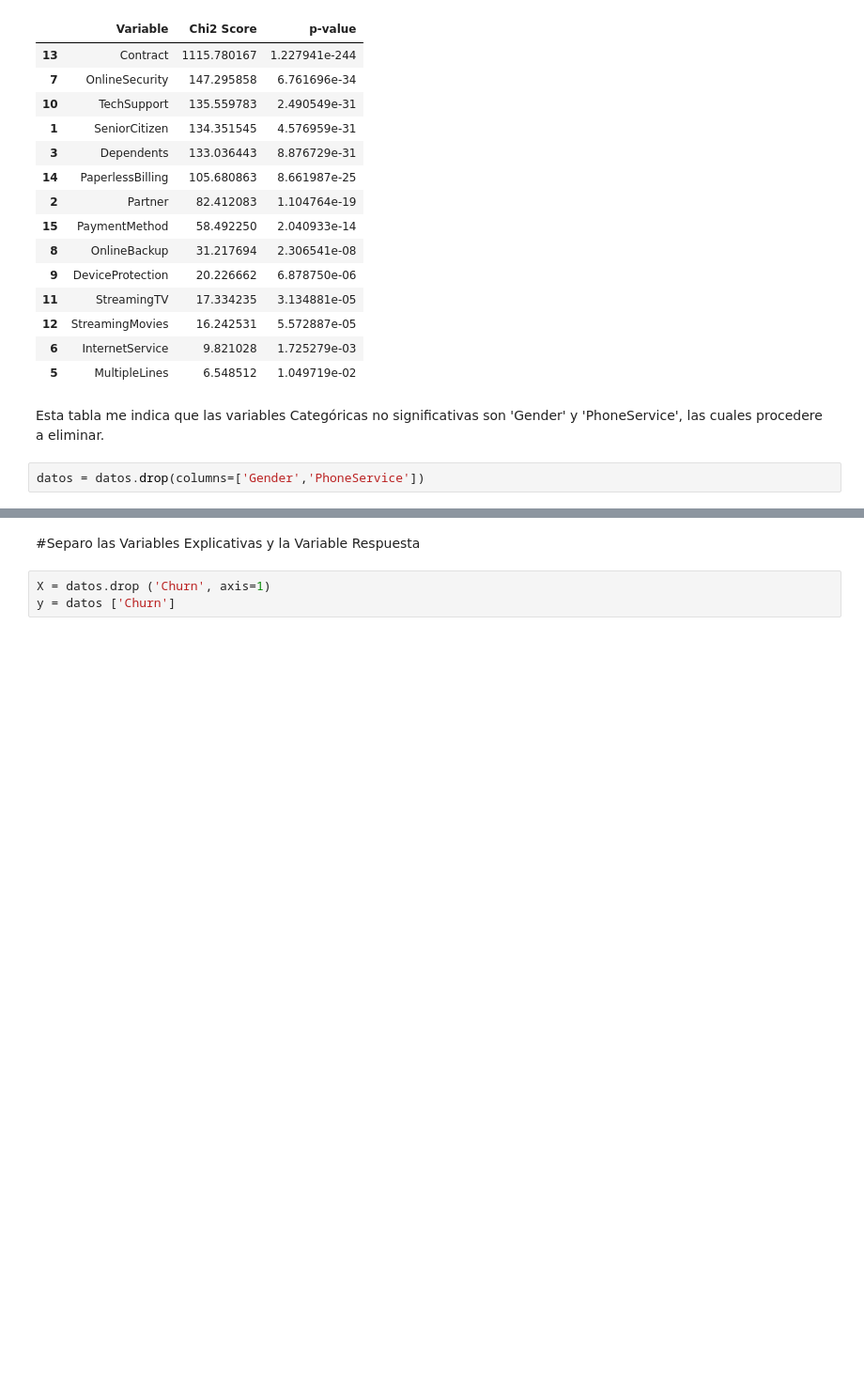
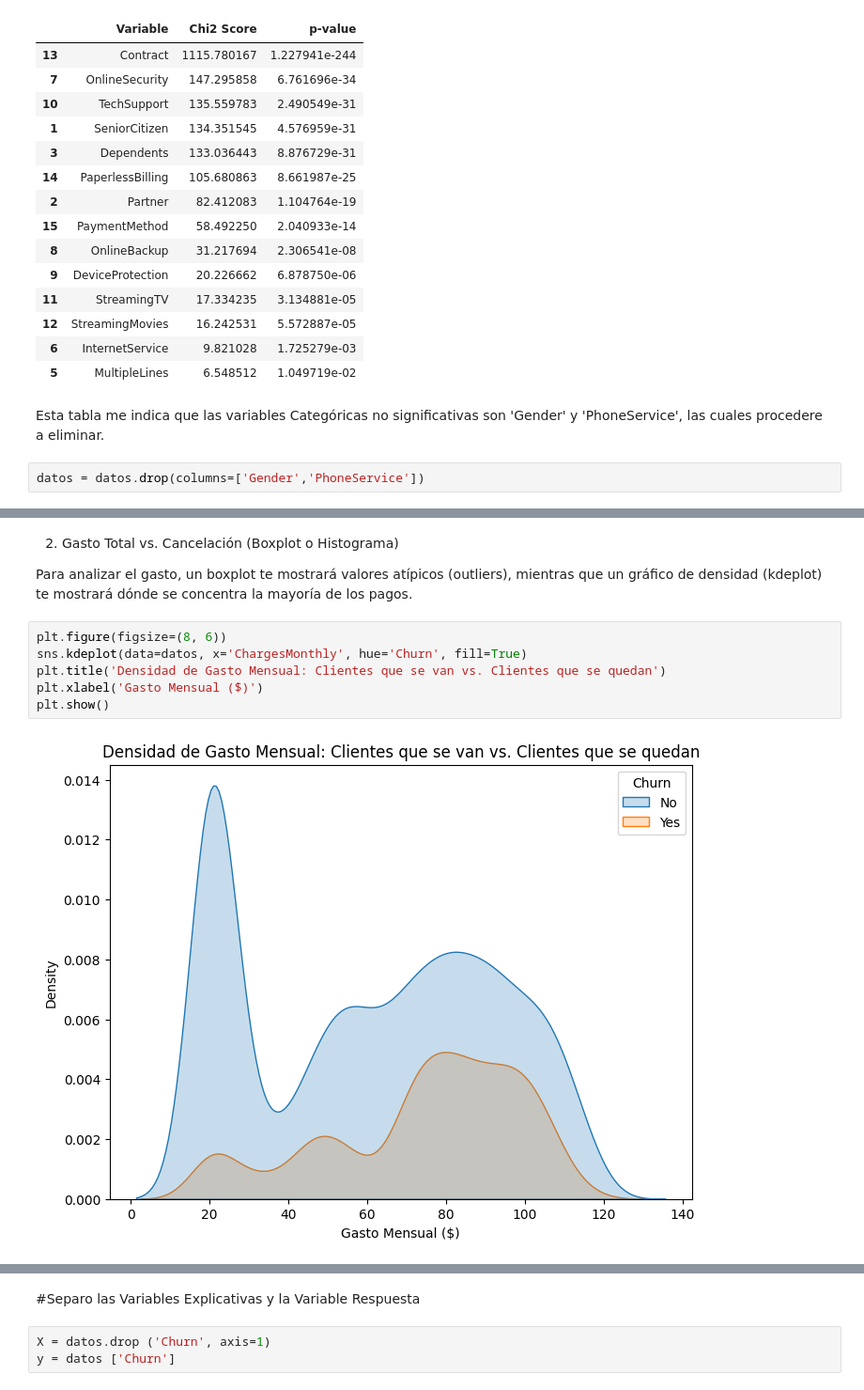
Before and after one commit to rociocelestial/Challenge3-Data-Science, a Jupyter notebook: TelecomX_parte_2.ipynb, the cells around one changed output, grey strips where cells are left out. Shown at 94% size. Drawn from its saved outputs; the diff is of its cells as text; blank space fills up the shorter version.

```diff
--- a/TelecomX_parte_2.ipynb
+++ b/TelecomX_parte_2.ipynb
@@ -221,0 +239,12 @@ datos = datos.drop(columns=['Gender','PhoneService'])
+# %% [markdown]
+2. Gasto Total vs. Cancelación (Boxplot o Histograma)
+
+Para analizar el gasto, un boxplot te mostrará valores atípicos (outliers), mientras que un gráfico de densidad (kdeplot) te mostrará dónde se concentra la mayoría de los pagos.
+# %%
+plt.figure(figsize=(8, 6))
+sns.kdeplot(data=datos, x='ChargesMonthly', hue='Churn', fill=True)
+plt.title('Densidad de Gasto Mensual: Clientes que se van vs. Clientes que se quedan')
+plt.xlabel('Gasto Mensual ($)')
+plt.show()
+# %% [output]
+[figure, added]
```
Also changed, not shown: parts of 17 cells of this notebook.
